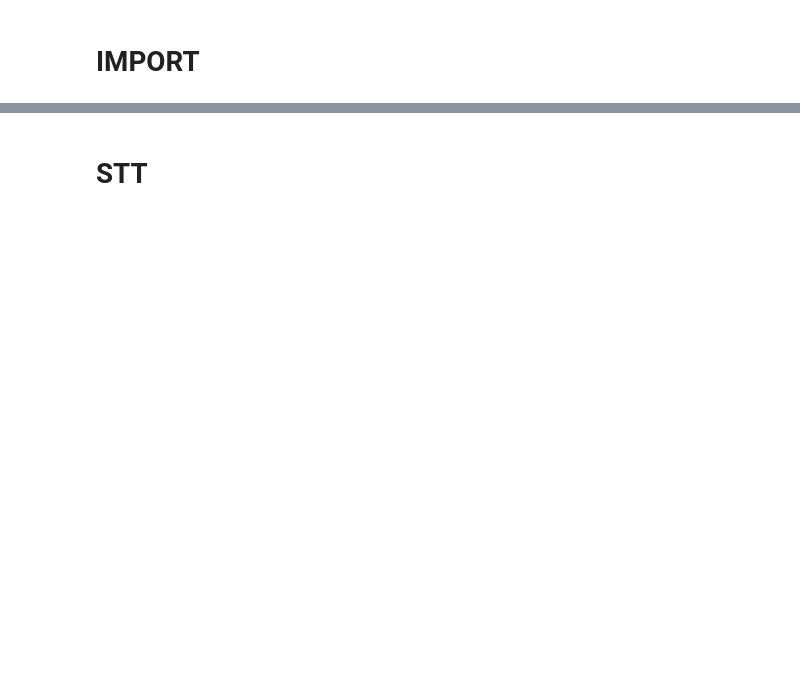
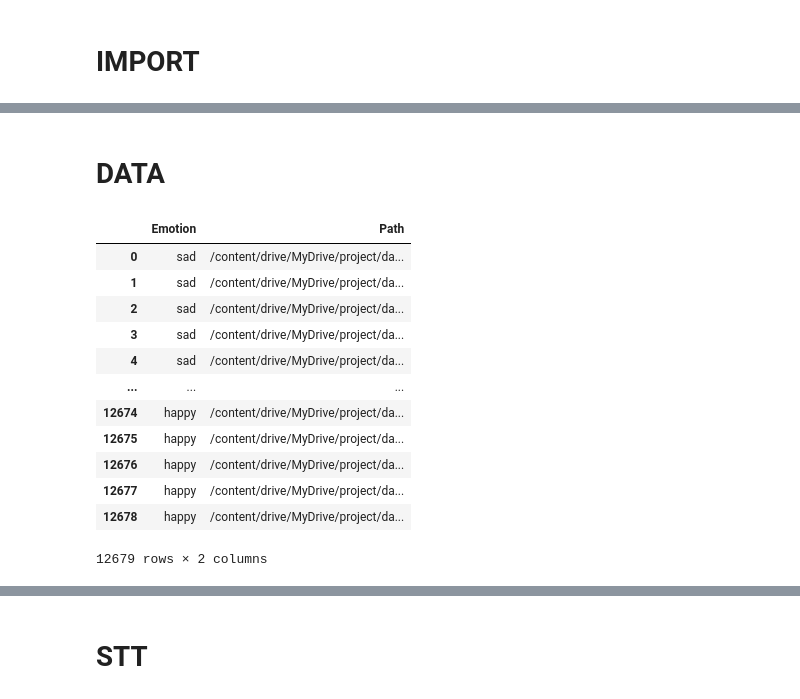
Before and after one commit to Yewon9/Emotion_Recognition_STT, a Jupyter notebook: STT_Conversion.ipynb, the cells around one changed output, grey strips where cells are left out. Drawn from its saved outputs; the diff is of its cells as text; code cells hidden in the pictures; blank space fills up the shorter version.

```diff
--- a/STT_Conversion.ipynb
+++ b/STT_Conversion.ipynb
@@ -9,0 +25,21 @@ import pandas as pd
+# %% [markdown]
+# DATA
+# %%
+data_emotion = pd.read_csv('data_emotion.csv')
+data_main = pd.read_csv('data_main.csv')
+# %%
+data_emotion
+# %% [output]
+|  | Emotion | Path |
+| 0 | sad | /content/drive/MyDrive/project/da... |
+| 1 | sad | /content/drive/MyDrive/project/da... |
+| 2 | sad | /content/drive/MyDrive/project/da... |
+| 3 | sad | /content/drive/MyDrive/project/da... |
+| 4 | sad | /content/drive/MyDrive/project/da... |
+| ... | ... | ... |
+| 12674 | happy | /content/drive/MyDrive/project/da... |
+| 12675 | happy | /content/drive/MyDrive/project/da... |
+| 12676 | happy | /content/drive/MyDrive/project/da... |
+| 12677 | happy | /content/drive/MyDrive/project/da... |
+| 12678 | happy | /content/drive/MyDrive/project/da... |
+12679 rows × 2 columns
```
Also changed, not shown: parts of 19 cells of this notebook.
